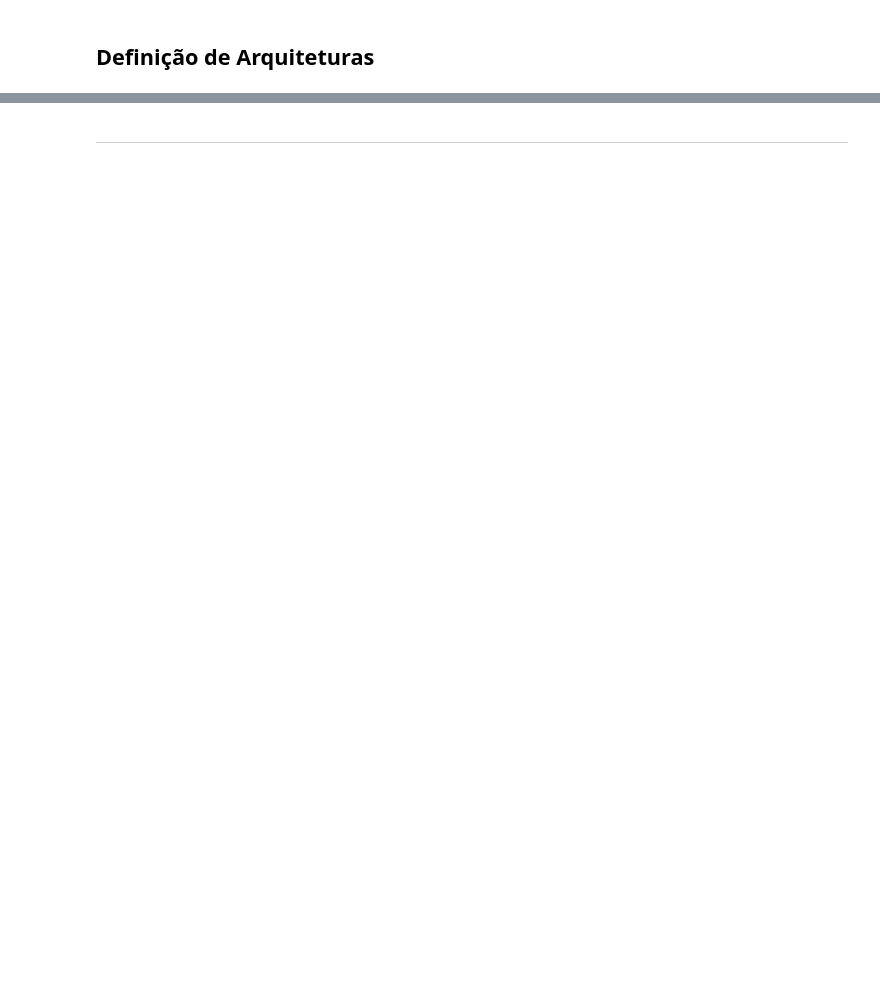
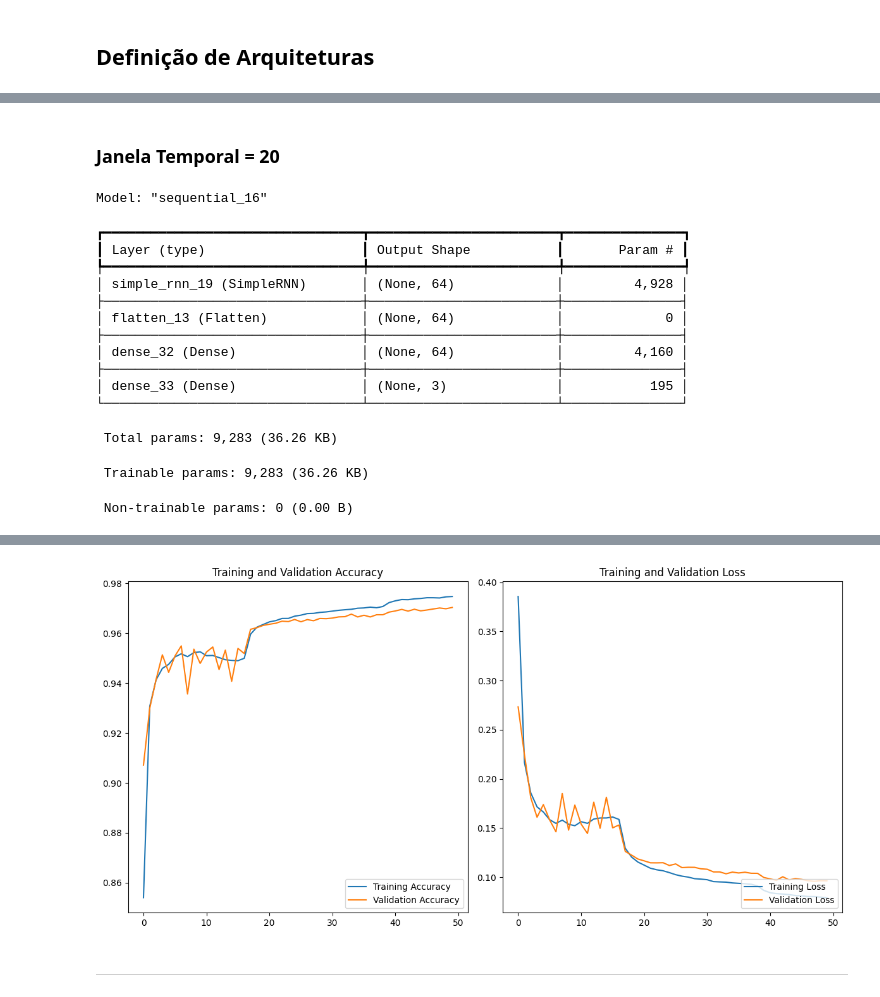
Before and after one commit to marina-moreira/mei-approf, a Jupyter notebook: RNN/notebooks/03_modelDevelopmentTradicionalRNN.ipynb, the cells around one changed output, grey strips where cells are left out. Cells and saved outputs as stored; diff of their text form; code cells hidden in the pictures; blank space fills up the shorter version.

```diff
--- a/RNN/notebooks/03_modelDevelopmentTradicionalRNN.ipynb
+++ b/RNN/notebooks/03_modelDevelopmentTradicionalRNN.ipynb
@@ -98,3 +102,7 @@ The following code uses the 'train_test_split' function from scikit-learn to div
+# %%
+NUM_FEATURES = df_motionSense.shape[1] - 1
+NUM_CLASSES = df_motionSense['category_encoded'].nunique()
+EPOCHS = 50
 # %% [markdown]
 **Sequencing Data for Temporal Analysis**
 
@@ -227,14 +185,0 @@ WARNING:absl:You are saving your model as an HDF5 file via `model.save()` or `ke
-# %%
-import pickle
-from tensorflow.keras.models import load_model
-
-# Caminho para os arquivos
-history_path = 'models/model_1/h1/history_1.pkl'
-model_path = 'models/model_1/model_1.h5'
-
-# Carregar o histórico do treinamento
-with open(history_path, 'rb') as f:
-    history_1 = pickle.load(f)
-
-# Carregar o modelo treinado
-model_1 = load_model(model_path)
@@ -278,0 +188,60 @@ Test loss: 0.13361765444278717, Test accuracy: 0.960207462310791
+# %% [markdown]
+### **Janela Temporal = 20**
+# %%
+WINDOW_LENGTH = 20
+
+X_train, X_test, y_train, y_test = prepare_data(df_motionSense, WINDOW_LENGTH)
+
+import tensorflow as tf
+from tensorflow.keras.layers import SimpleRNN, Dense, Flatten
+from tensorflow.keras.models import Sequential
+
+
+model_1 = Sequential([
+    SimpleRNN(64, activation='tanh', input_shape=(WINDOW_LENGTH, NUM_FEATURES)),
+    Flatten(),
+    Dense(64, activation='relu'),
+    Dense(3, activation='softmax')
+])
+
+
+model_1.compile(optimizer='adam', loss='categorical_crossentropy', metrics=['accuracy'])
+
+model_1.summary()
+
+model_1.save('../models/model_1/model_1_h1.keras')
+
+
+start_time = time.time()
+
+history_1 = model_1.fit(X_train, y_train, epochs=EPOCHS, batch_size=32, validation_data=(X_test, y_test), callbacks=[early_stopping, reduce_lr])
+
+end_time = time.time()
+execution_time = end_time - start_time
+print(f"Tempo de execução: {execution_time} segundos")
+
+
+history_path = '../models/model_1/history_1.pkl'
+with open(history_path, 'wb') as file:
+    pickle.dump(history_1.history, file)
+
+loss, accuracy = model_1.evaluate(X_test, y_test)
+print(f'Test loss: {loss}, Test accuracy: {accuracy}')
+
+plot_training_results(history_1)
+# %% [output]
+Model: "sequential_16"
+┏━━━━━━━━━━━━━━━━━━━━━━━━━━━━━━━━━┳━━━━━━━━━━━━━━━━━━━━━━━━┳━━━━━━━━━━━━━━━┓
+┃ Layer (type)                    ┃ Output Shape           ┃       Param # ┃
+┡━━━━━━━━━━━━━━━━━━━━━━━━━━━━━━━━━╇━━━━━━━━━━━━━━━━━━━━━━━━╇━━━━━━━━━━━━━━━┩
+│ simple_rnn_19 (SimpleRNN)       │ (None, 64)             │         4,928 │
+├─────────────────────────────────┼────────────────────────┼───────────────┤
+│ flatten_13 (Flatten)            │ (None, 64)             │             0 │
+├─────────────────────────────────┼────────────────────────┼───────────────┤
+│ dense_32 (Dense)                │ (None, 64)             │         4,160 │
+├─────────────────────────────────┼────────────────────────┼───────────────┤
+│ dense_33 (Dense)                │ (None, 3)              │           195 │
+└─────────────────────────────────┴────────────────────────┴───────────────┘
+ Total params: 9,283 (36.26 KB)
+ Trainable params: 9,283 (36.26 KB)
+ Non-trainable params: 0 (0.00 B)
@@ -279,2 +265,3 @@ Test loss: 0.13361765444278717, Test accuracy: 0.960207462310791
+[figure, added]
 # %% [markdown]
 ---
```
Also changed, not shown: parts of 112 cells of this notebook, 5 other files.
